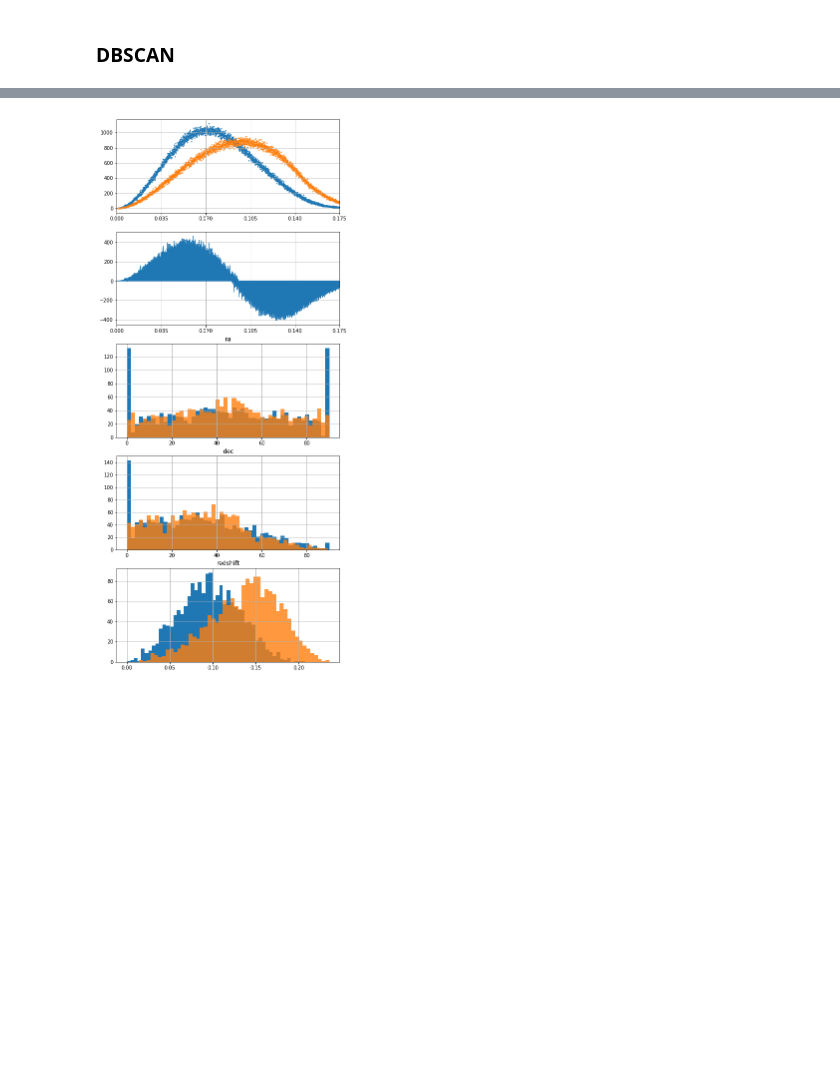
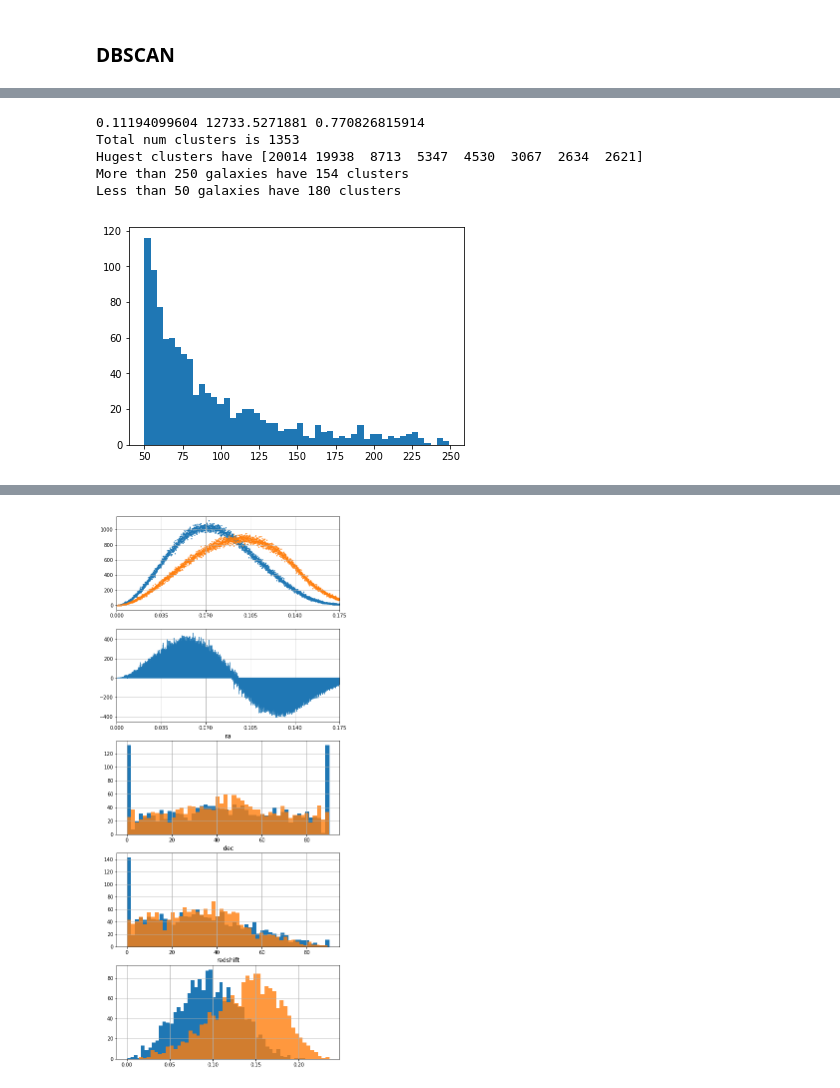
Before and after one commit to goshasty/diary_for_scientific_work, a Jupyter notebook: Analyze Abell.ipynb, the cells around one changed output, grey strips where cells are left out. Saved outputs shown, nothing was run; the diff lists cells and outputs as text; code cells hidden in the pictures; blank space fills up the shorter version.

```diff
--- a/Analyze Abell.ipynb
+++ b/Analyze Abell.ipynb
@@ -320,3 +339,8 @@ def plot_results(array_clusters_xyz,
     if save:
         name = name + '.png'
         fig.savefig(name)
+# %%
+all_gal = reader('data/0_03_Space.txt')
+all_gal = all_gal[all_gal[:,2]>10e-4]
+left_area, right_area = left_right_regions(all_gal)
+xyz_subareas = get_subareas(left_area, 4)
@@ -322,0 +792,24 @@ def plot_results(array_clusters_xyz,
+# %%
+fine_num_gal_in1cl = {
+    'expected': 150,
+    'offset': 50,
+    'left_fine': 2,
+    'right_fine': 1
+}
+
+fine_num_clusters = {
+    'num_clusters': 1572,
+    'offset': 50,
+    'left_fine': 2.5,
+    'right_fine': 1
+}
+
+bounds_eps = (0.00001, 0.003)
+bounds_neighbors = (3, 40)
+
+result_3 = dif_evol_on_subareas(xyz_subareas_5, left_area.shape[0],
+                         fine_num_gal_in1cl,
+                         fine_num_clusters,
+                         bounds_eps, bounds_neighbors,
+                         threshold_small=45, throw_huge=True,
+                         max_iter=12, pop_size=10)
@@ -322,0 +834,13 @@ def plot_results(array_clusters_xyz,
+# %%
+final_3_with_huge = final_res(xyz_subareas_5, result_3, 45, False)
+
+#sil, cal_har, dav_bol = estimate_res(final_3_with_huge[0], final_3_with_huge[1])
+print(sil, cal_har, dav_bol)
+visual_estimate(final_3_with_huge[1]);
+# %% [output]
+0.11194099604 12733.5271881 0.770826815914
+Total num clusters is 1353
+Hugest clusters have [20014 19938  8713  5347  4530  3067  2634  2621]
+More than 250 galaxies have 154 clusters
+Less than 50 galaxies have 180 clusters
+[figure, added]
```
Also changed, not shown: parts of 100 cells of this notebook, 8 other files.
